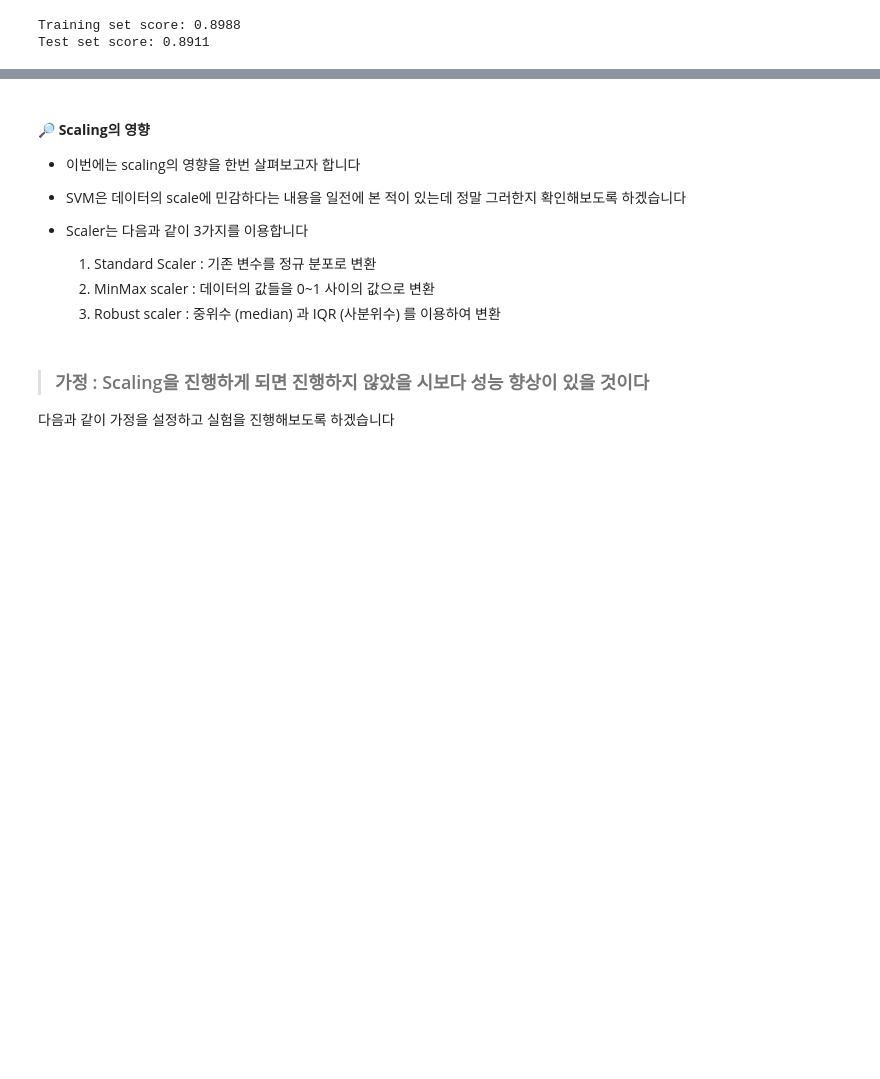
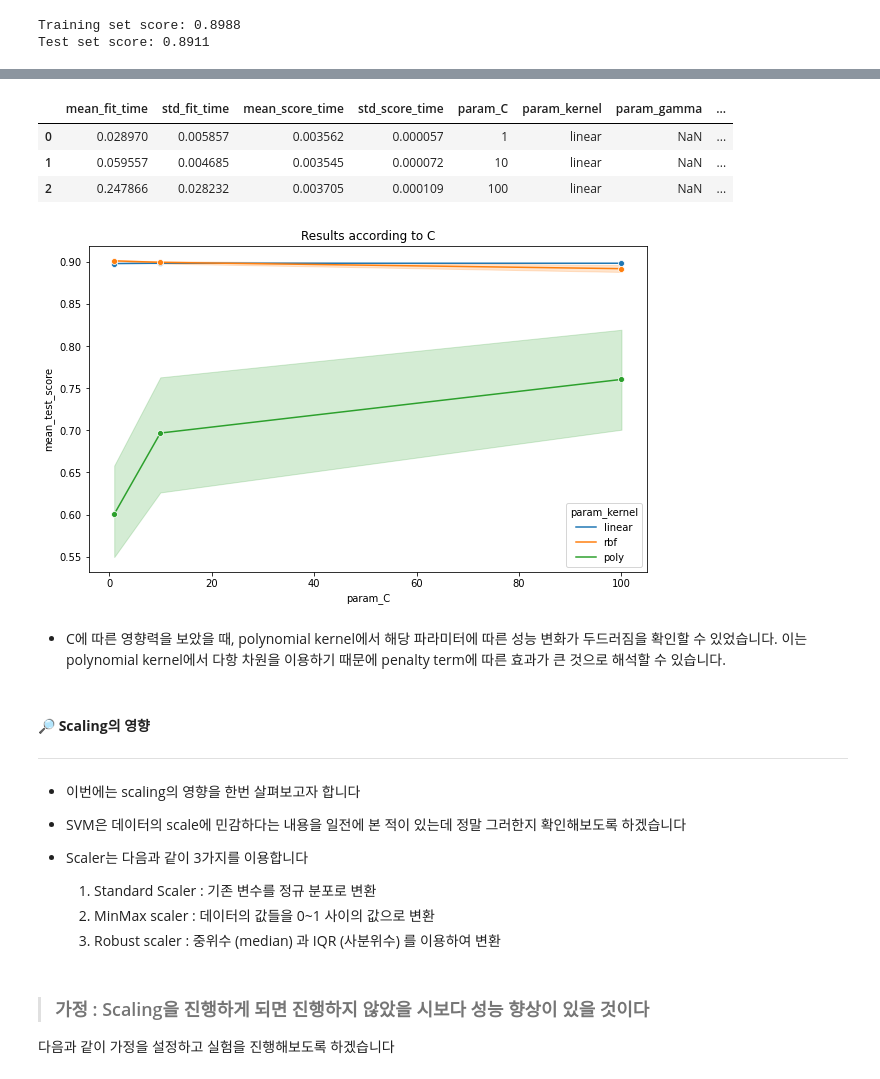
Before and after one commit to SunwooKimstar/Business_Analytics_ch2, a Jupyter notebook: src/svm.ipynb, the cells around one changed output, grey strips where cells are left out. Saved outputs shown, nothing was run; the diff lists cells and outputs as text; code cells hidden in the pictures; blank space fills up the shorter version.

```diff
--- a/src/svm.ipynb
+++ b/src/svm.ipynb
@@ -286,10 +324,10 @@ Test set score: 0.8911
 # %%
 from sklearn.model_selection import GridSearchCV
 from sklearn.svm import SVC
-svc=SVC()
+svc = SVC()
 
 # hyperparameter tuning을 위한 parameter 지정
-parameters = [ {'C':[1, 10, 100, 1000], 'kernel':['linear']},
-               {'C':[1, 10, 100, 1000], 'kernel':['rbf'], 'gamma':[0.1, 0.2, 0.3, 0.4, 0.5, 0.6, 0.7, 0.8, 0.9]},
-               {'C':[1, 10, 100, 1000], 'kernel':['poly'], 'degree': [2,3,4] ,'gamma':[0.01,0.02,0.03,0.04,0.05]} ]
+parameters = [ {'C':[1, 10, 100], 'kernel':['linear']},
+               {'C':[1, 10, 100], 'kernel':['rbf'], 'gamma':[0.1, 0.2, 0.3, 0.4, 0.5, 0.6, 0.7, 0.8, 0.9]},
+               {'C':[1, 10, 100], 'kernel':['poly'], 'degree': [2,3,4] ,'gamma':[0.01, 0.02, 0.03, 0.04, 0.05]} ]
 # %%
@@ -321,0 +381,4 @@ accuracy_score(y_test, y_pred)
+# %%
+# 각각의 kernel 종류, parameter에 따른 score값들을 dataframe으로 만듭니다
+scores_df = pd.DataFrame(grid_search.cv_results_)
+scores_df[['mean_fit_time', 'std_fit_time', 'mean_score_time', 'std_score_time', 'param_C', 'param_kernel', 'param_gamma', 'param_degree', 'params', 'split0_test_score', 'split1_test_score', 'split2_test_score', 'split3_test_score', 'split4_test_score', 'mean_test_score', 'std_test_score', 'rank_test_score']]
@@ -322,5 +399,27 @@ accuracy_score(y_test, y_pred)
+# %%
+# 각 kernel의 종류에 따라 데이터프레임을 분류한다
+linear_scores = scores_df[scores_df.param_kernel == 'linear']
+rbf_scores = scores_df[scores_df.param_kernel == 'rbf']
+poly_scores = scores_df[scores_df.param_kernel == 'poly']
+linear_scores.head()
+# %% [output]
+|  | mean_fit_time | std_fit_time | mean_score_time | std_score_time | param_C | param_kernel | param_gamma | ... |
+| 0 | 0.028970 | 0.005857 | 0.003562 | 0.000057 | 1 | linear | NaN | ... |
+| 1 | 0.059557 | 0.004685 | 0.003545 | 0.000072 | 10 | linear | NaN | ... |
+| 2 | 0.247866 | 0.028232 | 0.003705 | 0.000109 | 100 | linear | NaN | ... |
+# %%
+fig = plt.figure(figsize=(10, 6))
+fig.set_facecolor('white')
+sns.lineplot(data = scores_df, x = 'param_C', y = 'mean_test_score', hue = 'param_kernel', marker = 'o')
+plt.title('Results according to C')
+plt.show()
+# %% [output]
+[figure, added]
+# %% [markdown]
+- C에 따른 영향력을 보았을 때, polynomial kernel에서 해당 파라미터에 따른 성능 변화가 두드러짐을 확인할 수 있었습니다. 이는 polynomial kernel에서 다항 차원을 이용하기 때문에 penalty term에 따른 효과가 큰 것으로 해석할 수 있습니다.
 # %% [markdown]
 #### 🔎 **Scaling의 영향**
+-----
 - 이번에는 scaling의 영향을 한번 살펴보고자 합니다
 - SVM은 데이터의 scale에 민감하다는 내용을 일전에 본 적이 있는데 정말 그러한지 확인해보도록 하겠습니다
 
```
Also changed, not shown: parts of 55 cells of this notebook, 9 other files.
